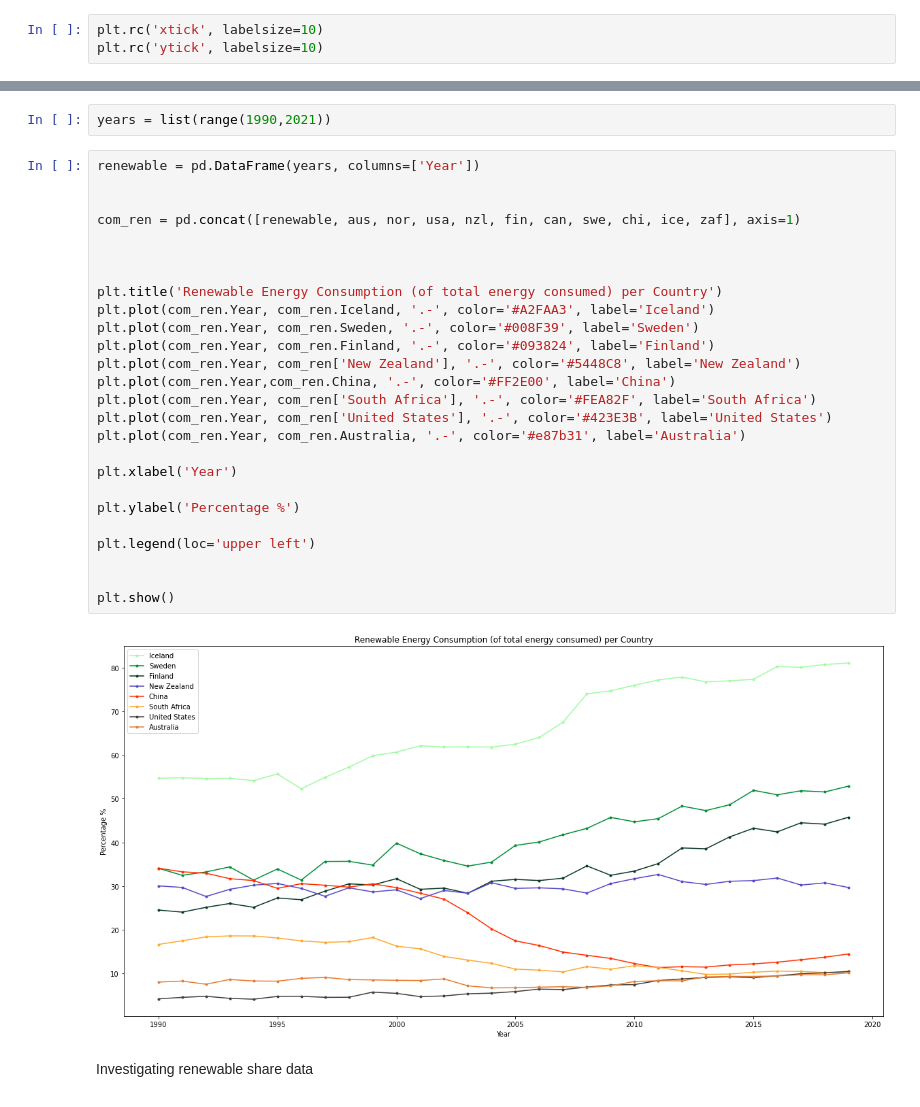
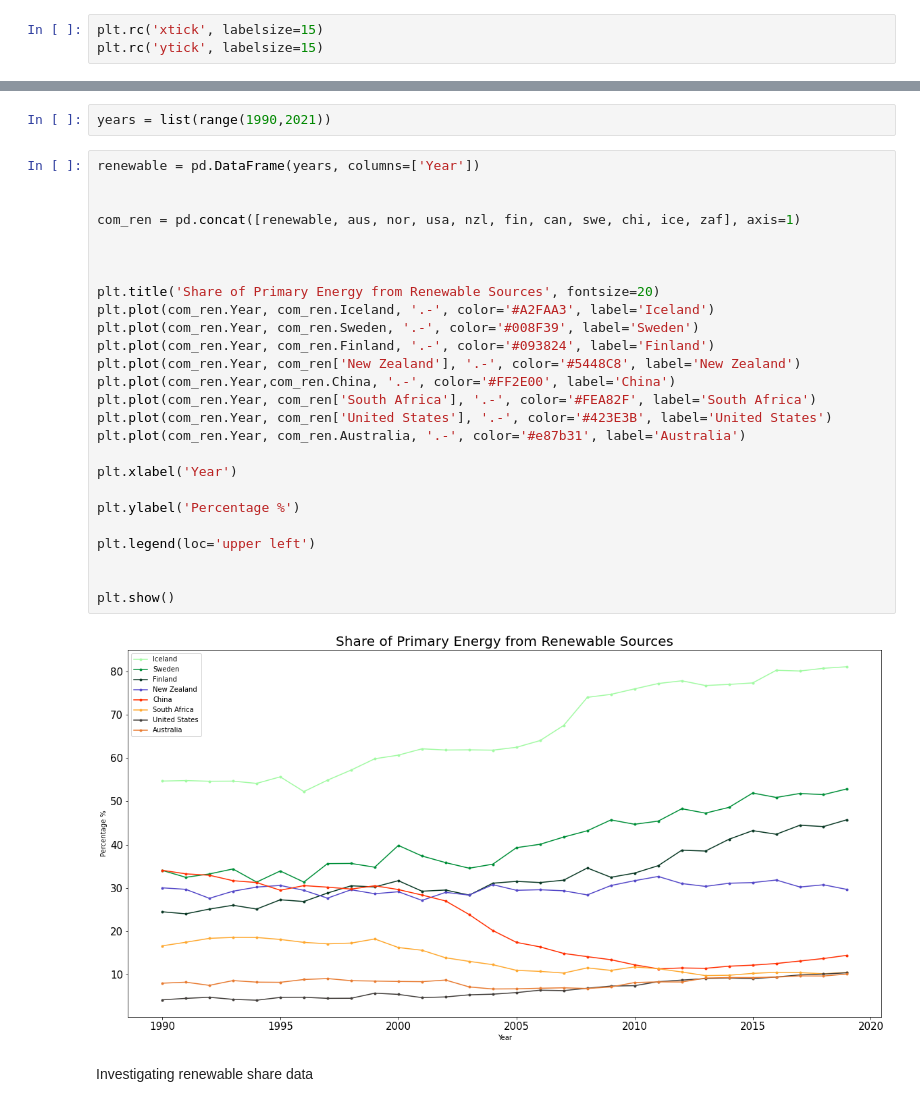
Before and after one commit to aaroln/ev, a Jupyter notebook: presentation.ipynb, the cells around one changed output, grey strips where cells are left out. Saved outputs shown, nothing was run; the diff lists cells and outputs as text.

```diff
--- a/presentation.ipynb
+++ b/presentation.ipynb
@@ -14,8 +14,8 @@ Styles
 # %%
 pd.options.mode.chained_assignment = None
 # %%
-plt.rc('xtick', labelsize=10)
-plt.rc('ytick', labelsize=10)
+plt.rc('xtick', labelsize=15)
+plt.rc('ytick', labelsize=15)
 # %%
 %matplotlib inline
 # %%
@@ -246,31 +246,31 @@ years = list(range(1990,2021))
 # %%
 renewable = pd.DataFrame(years, columns=['Year'])
 
 
 com_ren = pd.concat([renewable, aus, nor, usa, nzl, fin, can, swe, chi, ice, zaf], axis=1)
 
 
 
-plt.title('Renewable Energy Consumption (of total energy consumed) per Country')
+plt.title('Share of Primary Energy from Renewable Sources', fontsize=20)
 plt.plot(com_ren.Year, com_ren.Iceland, '.-', color='#A2FAA3', label='Iceland')
 plt.plot(com_ren.Year, com_ren.Sweden, '.-', color='#008F39', label='Sweden')
 plt.plot(com_ren.Year, com_ren.Finland, '.-', color='#093824', label='Finland')
 plt.plot(com_ren.Year, com_ren['New Zealand'], '.-', color='#5448C8', label='New Zealand')
 plt.plot(com_ren.Year,com_ren.China, '.-', color='#FF2E00', label='China')
 plt.plot(com_ren.Year, com_ren['South Africa'], '.-', color='#FEA82F', label='South Africa')
 plt.plot(com_ren.Year, com_ren['United States'], '.-', color='#423E3B', label='United States')
 plt.plot(com_ren.Year, com_ren.Australia, '.-', color='#e87b31', label='Australia')
 
 plt.xlabel('Year')
 
 plt.ylabel('Percentage %')
 
 plt.legend(loc='upper left')
 
 
 plt.show()
 # %% [output]
-[figure, old version]
+[figure, new version]
 # %% [markdown]
 Investigating renewable share data
 # %%
```
Also changed, not shown: parts of 8 cells of this notebook.
